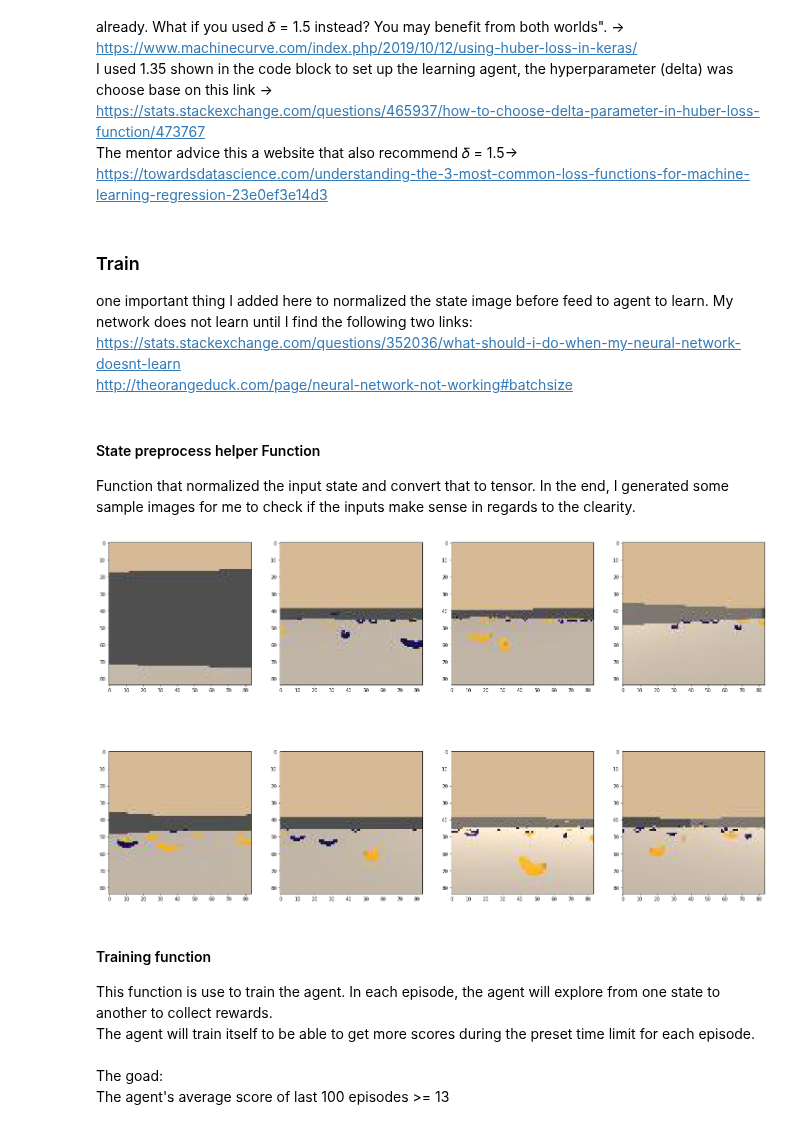
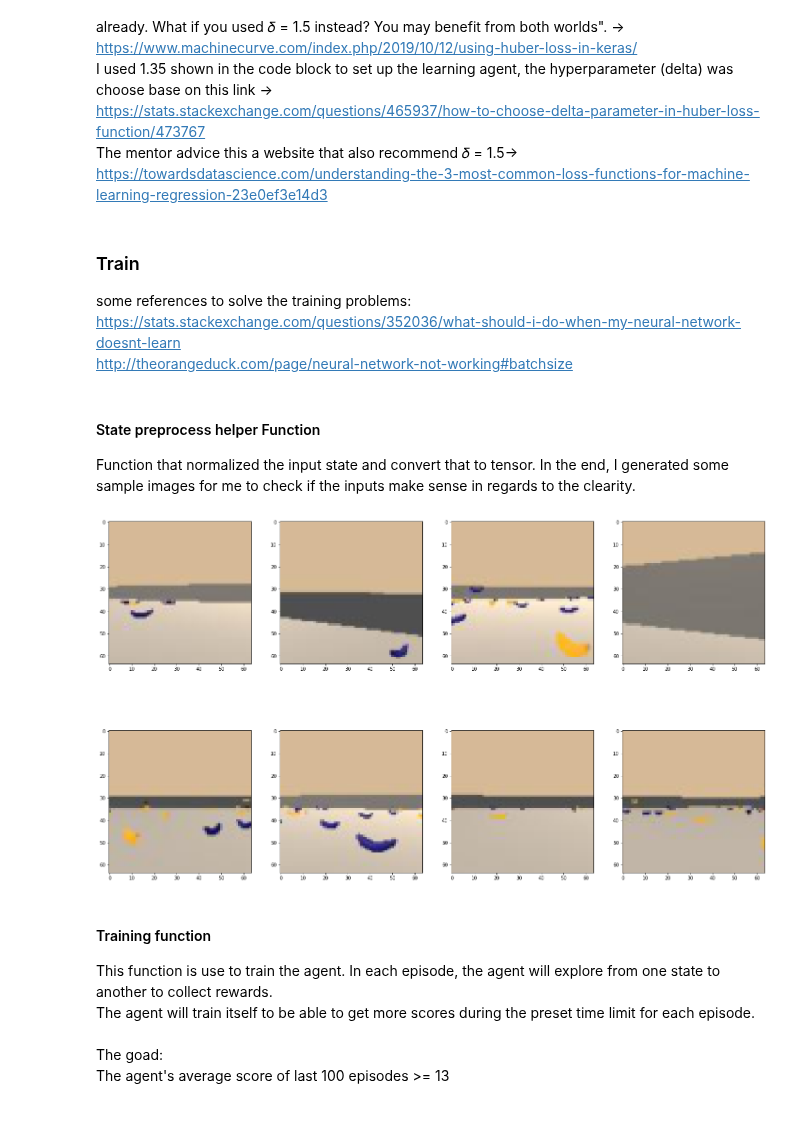
Before and after one commit to aanrran/deep-reinforcement-learning, a Jupyter notebook: p1_navigation/Navigation_Pixels.ipynb, the cells around one changed output. Saved outputs shown, nothing was run; the diff lists cells and outputs as text; code cells hidden in the pictures.

Commit message:
updated the network

```diff
--- a/p1_navigation/Navigation_Pixels.ipynb
+++ b/p1_navigation/Navigation_Pixels.ipynb
@@ -368,7 +350,7 @@ agent = Agent(action_size=4, seed=0)   #set up the learning agent
 agent.max_gradient_norm = 1.35         #set the loss function with Huber
 # %% [markdown]
 ### Train
-one important thing I added here to normalized the state image before feed to agent to learn. My network does not learn until I find the following two links:<br />
+some references to solve the training problems:<br />
 https://stats.stackexchange.com/questions/352036/what-should-i-do-when-my-neural-network-doesnt-learn<br />
 http://theorangeduck.com/page/neural-network-not-working#batchsize<br />
 # %% [markdown]
@@ -377,35 +359,35 @@ Function that normalized the input state and convert that to tensor. In the end,
 # %%
 # Helper function to process the input state
 from PIL import Image
 import torchvision.transforms as transforms
 
 #-------------------------function that convert the input state from np.array to tensor---------------------#
 def state2tensor(state):
     data_transform = transforms.Compose([
-        #transforms.Resize(64), # reshape the size to resnet input size which is 64x64x3 tensor
+        transforms.Resize(64), # reshape the size to resnet input size which is 64x64x3 tensor
         transforms.ToTensor(), # convert the RGB image type to tensor
         #transforms.Normalize(mean=[0.5, 0.5, 0.5], std=[0.3, 0.3, 0.3]) # normalize data
     ])
     new_im = Image.fromarray(np.uint8(np.squeeze(state)*255),'RGB') #convert a numpy array to image type
     img_tensor = data_transform(new_im).unsqueeze(dim=0) #change image size for Resnet18 input reqirement
     state_tensor = img_tensor.to(device) #send the tensor to GPU if available
     return state_tensor
 
 #---------show some examples of the input image, we can see it is clear enough for this application---------#
 fig=plt.figure(figsize=(25, 15))
 columns = 4
 rows = 2
 for i in range(1, columns*rows +1):
     fig.add_subplot(rows, columns, i)                # setup plot layout
     env_info = env.reset(train_mode=True)[brain_name]# reset the environment
     action = np.random.randint(action_size)          # select an random action
     env_info = env.step(action)[brain_name]          # send the action to the environment
     state = env_info.visual_observations[0]          # get the next state
     tensor_image = state2tensor(state).squeeze(0).to('cpu')
     plt.imshow(tensor_image.permute(1, 2, 0))
 plt.show()
 # %% [output]
-[figure, old version]
+[figure, new version]
 # %% [markdown]
 #### Training function
 This function is use to train the agent. In each episode, the agent will explore from one state to another to collect rewards.\
```
Also changed, not shown: parts of 9 cells of this notebook.
